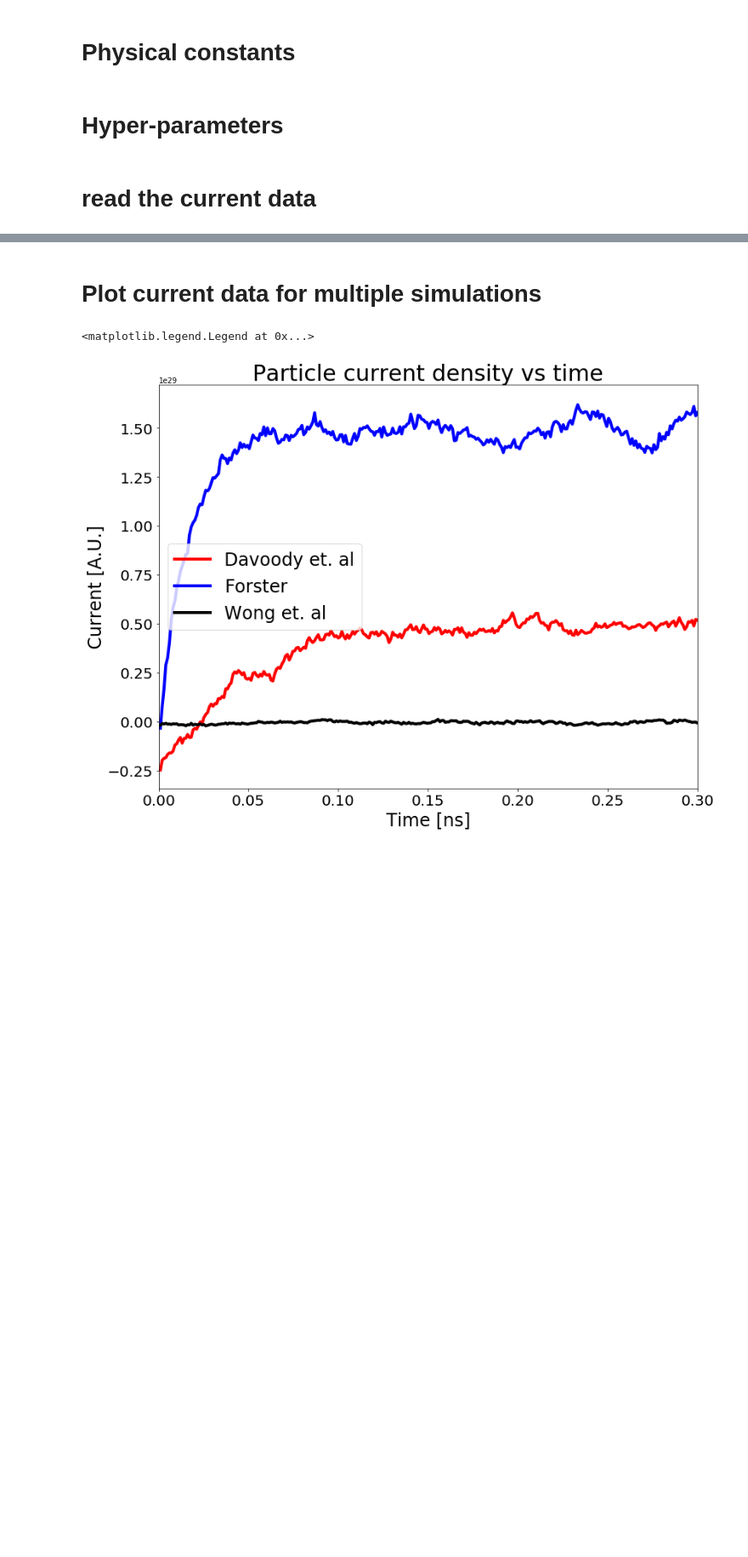
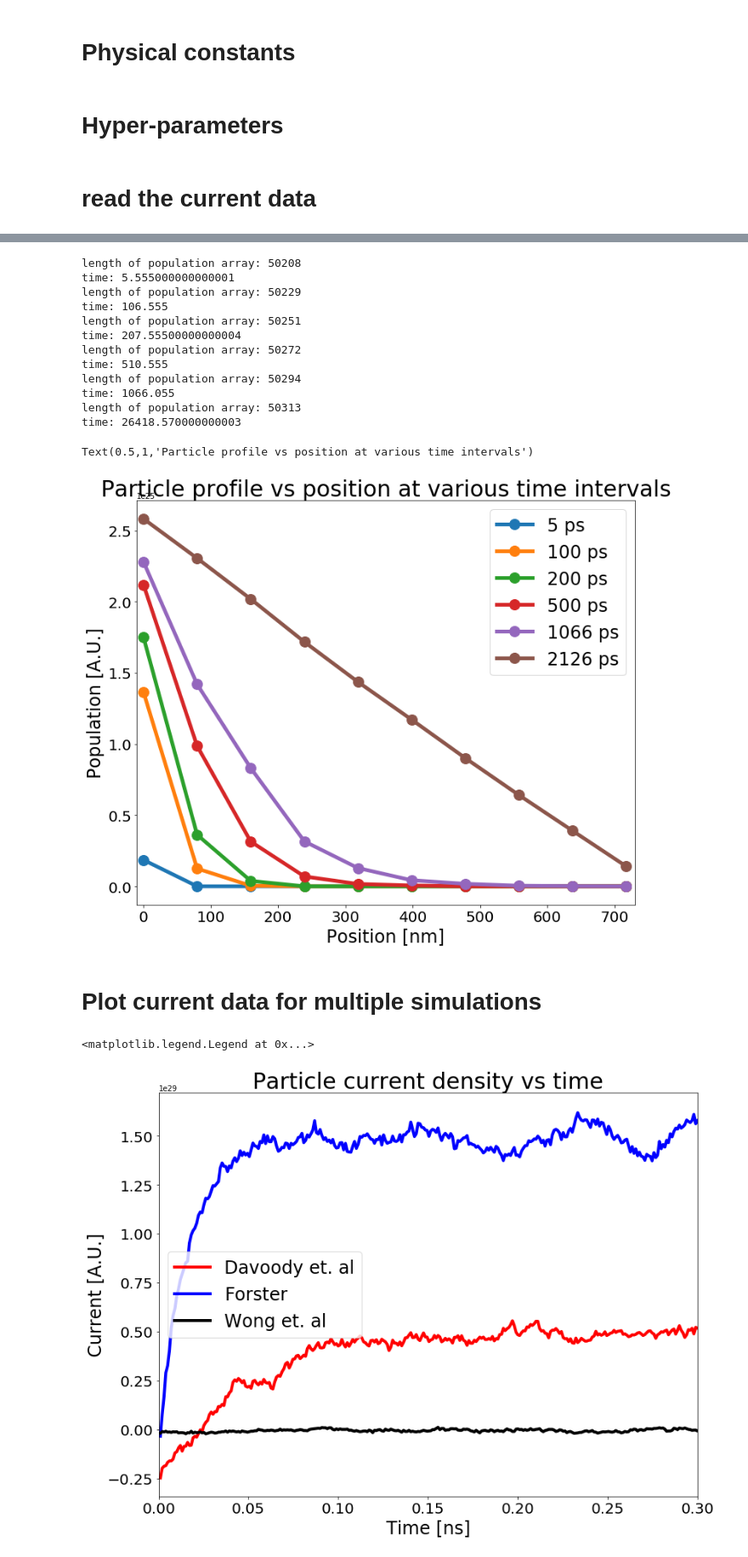
Before and after one commit to amirhosseindavoody/cnt_film_monte_carlo, a Jupyter notebook: visualization/monte_carlo_results.ipynb, the cells around one changed output, grey strips where cells are left out. Shown at 85% size. Cells and saved outputs as stored; diff of their text form; code cells hidden in the pictures; blank space fills up the shorter version.

```diff
--- a/visualization/monte_carlo_results.ipynb
+++ b/visualization/monte_carlo_results.ipynb
@@ -107,3 +123,53 @@ diffusion coefficient [m^2/second] = 2.1562101910922938e-07
+# %%
+def plot_population_vs_position(directory, start=0, end=None, color=None, ax=None):
+    if (ax is None):
+        fig = plt.figure(figsize=(12,10))
+        ax = fig.add_subplot(1,1,1)
+    filename = os.path.join(directory, "population_profile.dat")
+    population = np.loadtxt(filename)
+    distance = population[0,1:]
+    time = population[1:,0]
+    population = population[1:,1:]
+    print("length of population array: {}".format(population.shape[0]))
+
+    if (end is None):
+        end = population.shape[0]
+
+    assert (population.shape[0] > start), "start interval must be smaller than the number of time steps: {}".format(population.shape[0])
+    avg_population = np.mean(population[start:end,:],0)
+
+    ax.plot(distance*1.e9, avg_population, linewidth=5, marker='o', markersize=14, color=color)
+    ax.set_title("Particle profile vs position",fontsize=30)
+    ax.set_xlabel("Position [nm]",fontsize=24)
+    ax.set_ylabel("Population [A.U.]",fontsize=24)
+    ax.tick_params(labelsize=20)
+    print("time: {}".format(np.mean(time[start:end])*1.e12))
+    ax.set_xlim([-10,730])
+    return ax
+
+ax = plot_population_vs_position(directory, start=0,end=10)
+ax = plot_population_vs_position(directory, start=100,end=110,ax=ax)
+ax = plot_population_vs_position(directory, start=200,end=210,ax=ax)
+ax = plot_population_vs_position(directory, start=500,end=510,ax=ax)
+ax = plot_population_vs_position(directory, start=1000,end=1110,ax=ax)
+ax = plot_population_vs_position(directory, start=2000,end=None,ax=ax)
+ax.legend(["5 ps","100 ps", "200 ps", "500 ps", "1066 ps", "2126 ps"], fontsize=24)
+ax.set_title("Particle profile vs position at various time intervals",fontsize=30)
+# %% [output]
+length of population array: 50208
+time: 5.555000000000001
+length of population array: 50229
+time: 106.555
+length of population array: 50251
+time: 207.55500000000004
+length of population array: 50272
+time: 510.555
+length of population array: 50294
+time: 1066.055
+length of population array: 50313
+time: 26418.570000000003
+Text(0.5,1,'Particle profile vs position at various time intervals')
+[figure, added]
 # %% [markdown]
 # Plot current data for multiple simulations
 # %%
```
Also changed, not shown: parts of 7 cells of this notebook, 5 other files.
